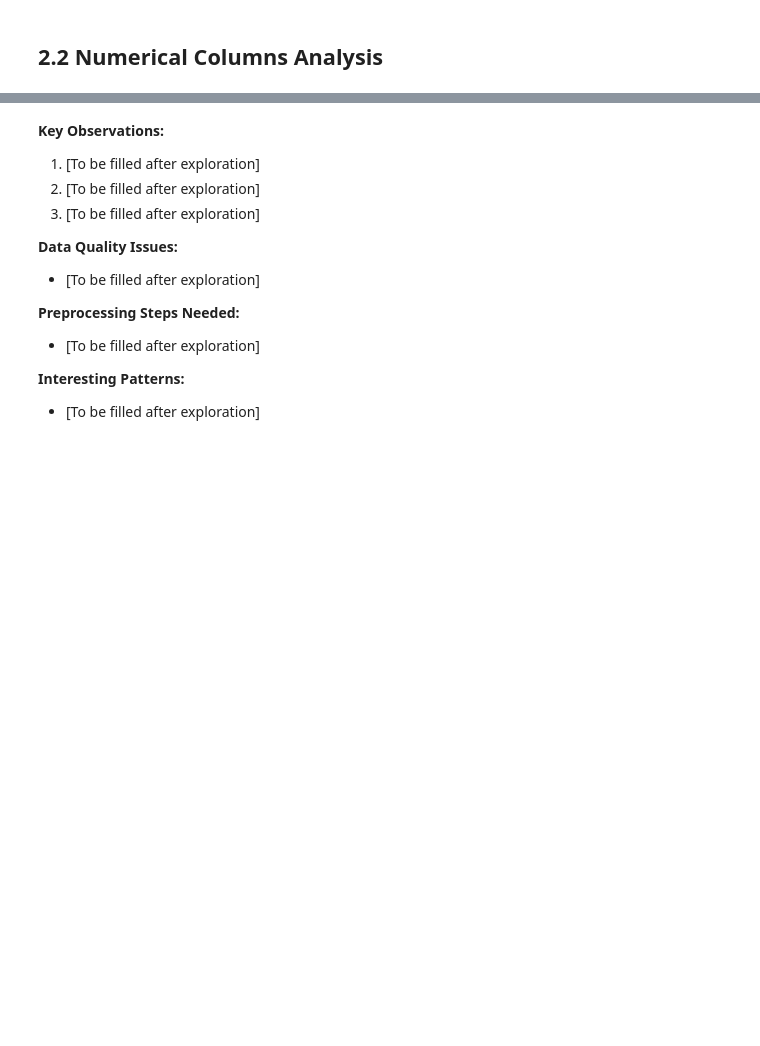
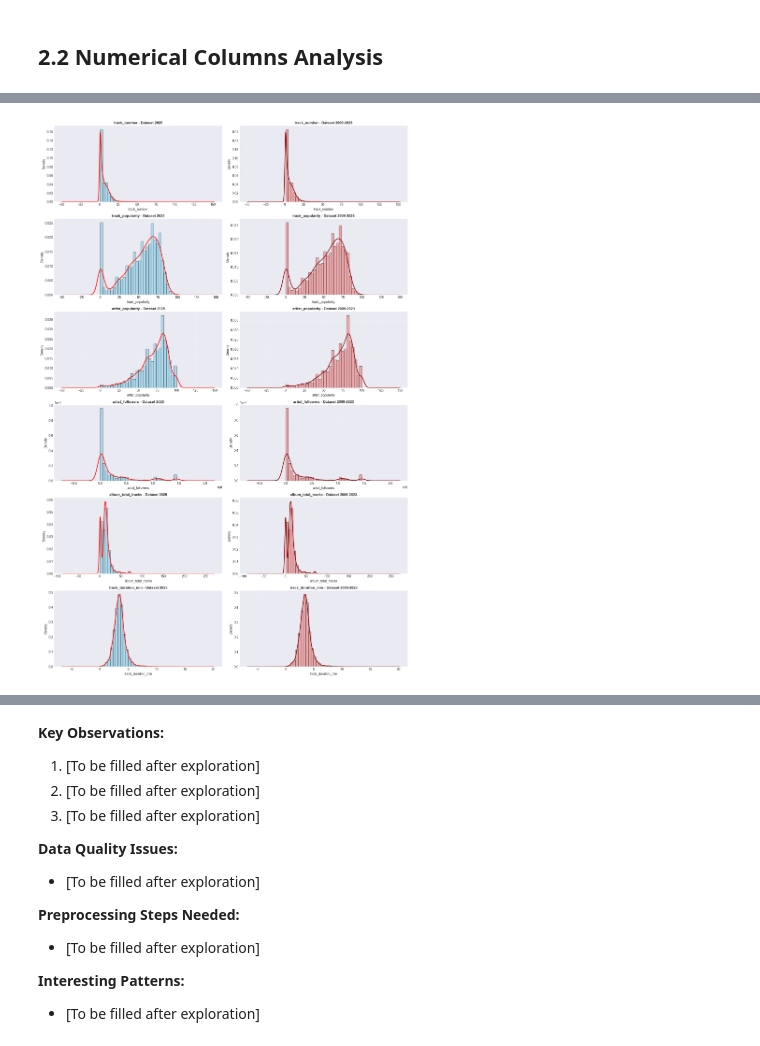
Before and after one commit to chisngyen/Spotify_Global_Music_Analysis, a Jupyter notebook: notebooks/spotify_analysis.ipynb, the cells around one changed output, grey strips where cells are left out. Cells and saved outputs as stored; diff of their text form; code cells hidden in the pictures; blank space fills up the shorter version.

```diff
--- a/notebooks/spotify_analysis.ipynb
+++ b/notebooks/spotify_analysis.ipynb
@@ -176,0 +462,20 @@ print(df_2009_2023.dtypes)
+# %%
+# Calculate: mean, median, standard deviation for both datasets
+print(f"{'Column':<25} {'Dataset 2025':^45} {'Dataset 2009-2023':^45}")
+print(f"{'':25} {'Mean':>15} {'Median':>15} {'Std Dev':>15} {'Mean':>15} {'Median':>15} {'Std Dev':>15}")
+
+for col in sorted(numerical_cols_2025):
+    # Dataset 2025
+    mean_2025 = df_2025[col].mean()
+    median_2025 = df_2025[col].median()
+    std_2025 = df_2025[col].std()
+
+    # Dataset 2009-2023
+    if col in df_2009_2023.columns:
+        mean_2009 = df_2009_2023[col].mean()
+        median_2009 = df_2009_2023[col].median()
+        std_2009 = df_2009_2023[col].std()
+    else:
+        mean_2009, median_2009, std_2009 = 0, 0, 0
+
+    print(f"{col:<25} {mean_2025:>15.2f} {median_2025:>15.2f} {std_2025:>15.2f} {mean_2009:>15.2f} {median_2009:>15.2f} {std_2009:>15.2f}")
@@ -176,0 +491,32 @@ print(df_2009_2023.dtypes)
+# %%
+# Visualize distribution for each numerical column with histogram and KDE curve
+fig, axes = plt.subplots(len(numerical_cols_2025), 2, figsize=(16, 4*len(numerical_cols_2025)))
+
+for i, col in enumerate(numerical_cols_2025):
+    # Dataset 2025
+    data_2025 = df_2025[col].dropna()
+    axes[i, 0].hist(data_2025, bins=30, edgecolor='black', alpha=0.6, density=True, color='skyblue')
+    data_2025.plot(kind='kde', ax=axes[i, 0], color='red', linewidth=2)
+    axes[i, 0].set_title(f'{col} - Dataset 2025', fontsize=11, fontweight='bold')
+    axes[i, 0].set_xlabel(col, fontsize=10)
+    axes[i, 0].set_ylabel('Density', fontsize=10)
+    axes[i, 0].grid(alpha=0.3)
+
+    # Dataset 2009-2023 (now all columns have the same names)
+    if col in numerical_cols_2009 or col == 'track_duration_min':
+        data_2009 = df_2009_2023[col].dropna()
+        axes[i, 1].hist(data_2009, bins=30, edgecolor='black', alpha=0.6, density=True, color='lightcoral')
+        data_2009.plot(kind='kde', ax=axes[i, 1], color='darkred', linewidth=2)
+        axes[i, 1].set_title(f'{col} - Dataset 2009-2023', fontsize=11, fontweight='bold')
+        axes[i, 1].set_xlabel(col, fontsize=10)
+        axes[i, 1].set_ylabel('Density', fontsize=10)
+        axes[i, 1].grid(alpha=0.3)
+    else:
+        axes[i, 1].text(0.5, 0.5, 'Column not available\nin 2009-2023 dataset',
+                       ha='center', va='center', fontsize=12)
+        axes[i, 1].set_title(f'{col} - Dataset 2009-2023 (N/A)', fontsize=11, fontweight='bold')
+
+plt.tight_layout()
+plt.show()
+# %% [output]
+[figure, added]
```
Also changed, not shown: parts of 64 cells of this notebook.
